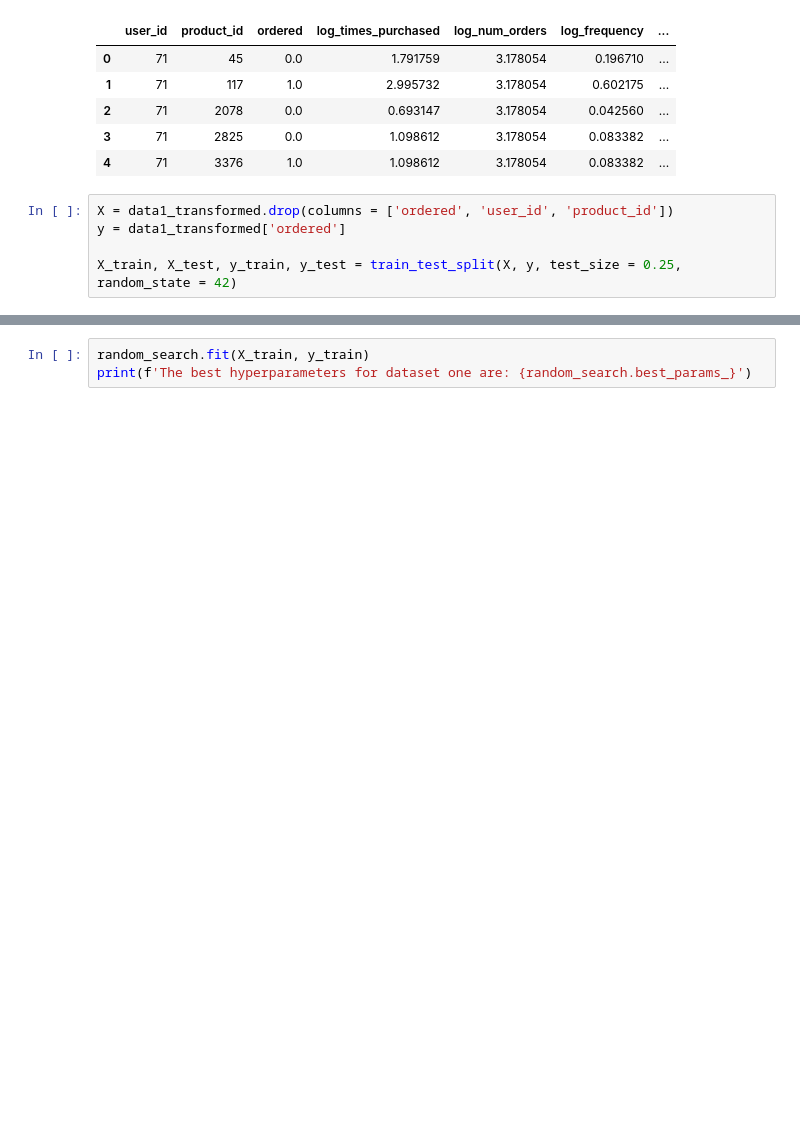
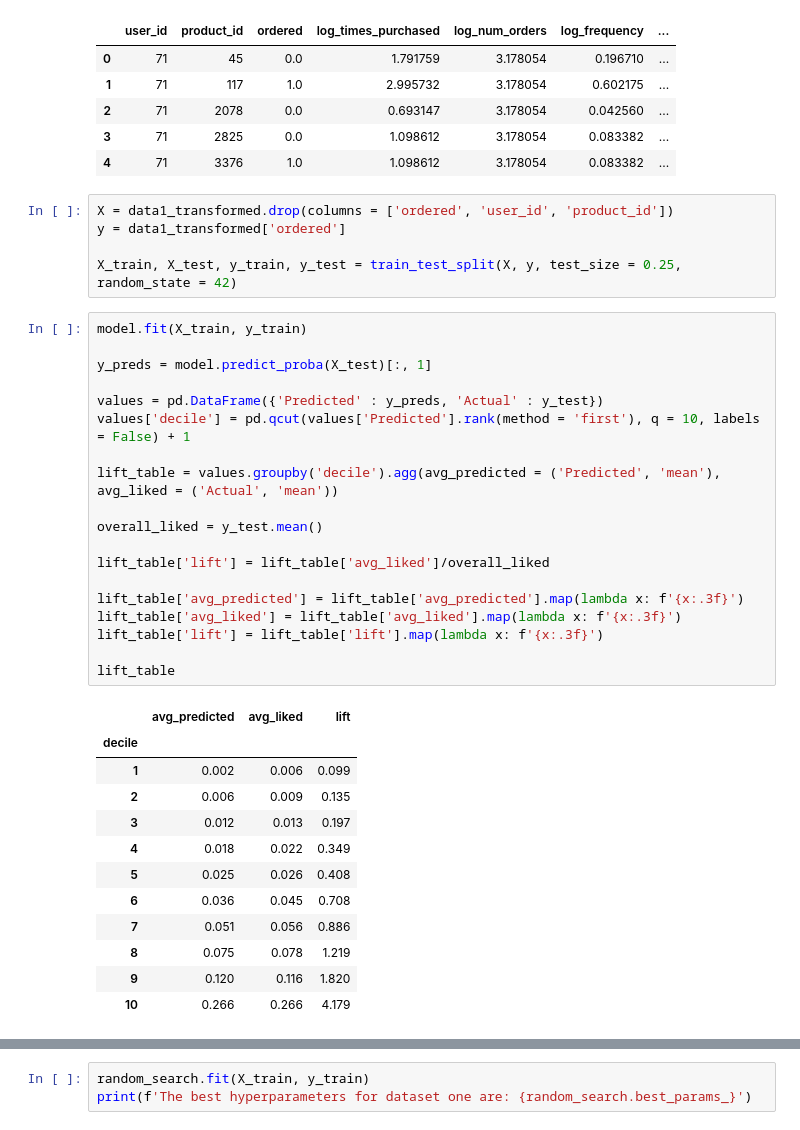
Before and after one commit to eghatzis0527/DX799---HW-Assignments, a Jupyter notebook: HW9.ipynb, the cells around one changed output, grey strips where cells are left out. Saved outputs shown, nothing was run; the diff lists cells and outputs as text; blank space fills up the shorter version.

```diff
--- a/HW9.ipynb
+++ b/HW9.ipynb
@@ -42,3 +42,35 @@ X = data1_transformed.drop(columns = ['ordered', 'user_id', 'product_id'])
 y = data1_transformed['ordered']
 
 X_train, X_test, y_train, y_test = train_test_split(X, y, test_size = 0.25, random_state = 42)
+# %%
+model.fit(X_train, y_train)
+
+y_preds = model.predict_proba(X_test)[:, 1]
+
+values = pd.DataFrame({'Predicted' : y_preds, 'Actual' : y_test})
+values['decile'] = pd.qcut(values['Predicted'].rank(method = 'first'), q = 10, labels = False) + 1
+
+lift_table = values.groupby('decile').agg(avg_predicted = ('Predicted', 'mean'), avg_liked = ('Actual', 'mean'))
+
+overall_liked = y_test.mean()
+
+lift_table['lift'] = lift_table['avg_liked']/overall_liked
+
+lift_table['avg_predicted'] = lift_table['avg_predicted'].map(lambda x: f'{x:.3f}')
+lift_table['avg_liked'] = lift_table['avg_liked'].map(lambda x: f'{x:.3f}')
+lift_table['lift'] = lift_table['lift'].map(lambda x: f'{x:.3f}')
+
+lift_table
+# %% [output]
+|  | avg_predicted | avg_liked | lift |
+| decile |  |  |  |
+| 1 | 0.002 | 0.006 | 0.099 |
+| 2 | 0.006 | 0.009 | 0.135 |
+| 3 | 0.012 | 0.013 | 0.197 |
+| 4 | 0.018 | 0.022 | 0.349 |
+| 5 | 0.025 | 0.026 | 0.408 |
+| 6 | 0.036 | 0.045 | 0.708 |
+| 7 | 0.051 | 0.056 | 0.886 |
+| 8 | 0.075 | 0.078 | 1.219 |
+| 9 | 0.120 | 0.116 | 1.820 |
+| 10 | 0.266 | 0.266 | 4.179 |
```
Also changed, not shown: parts of 7 cells of this notebook, 3 other files.
